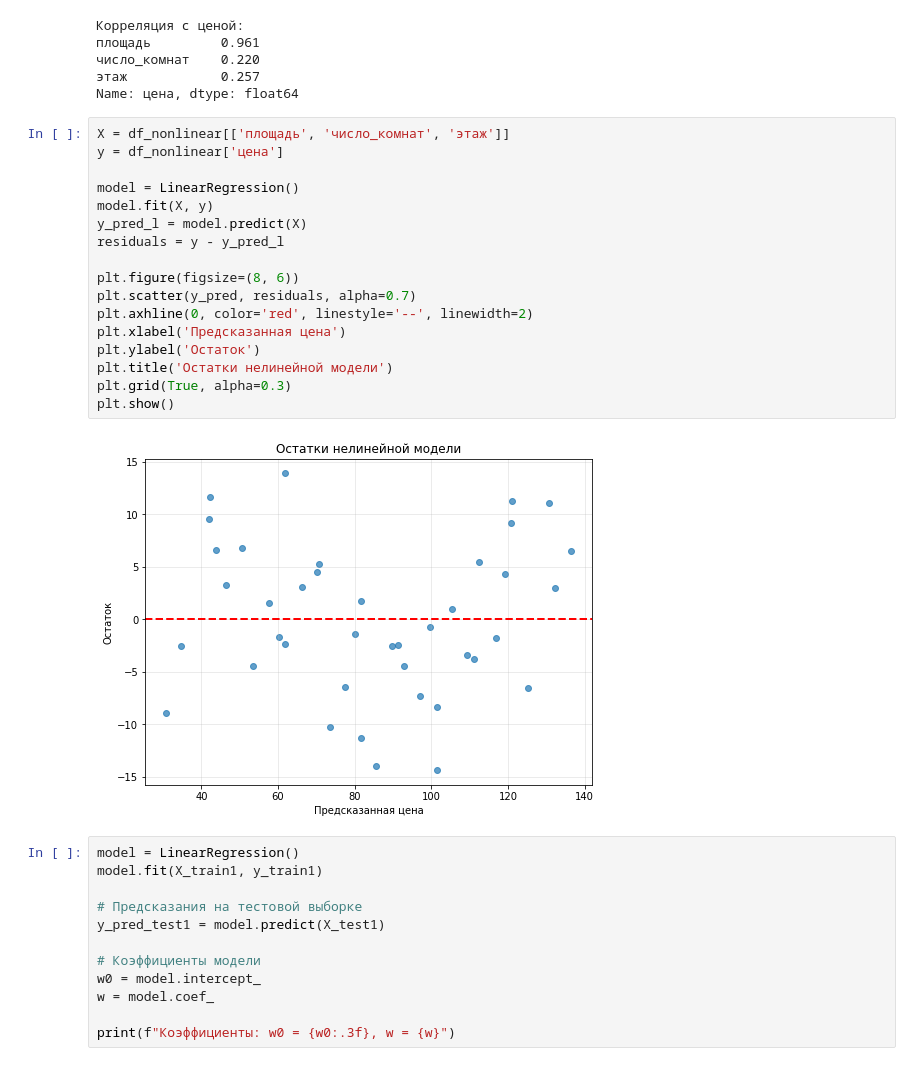
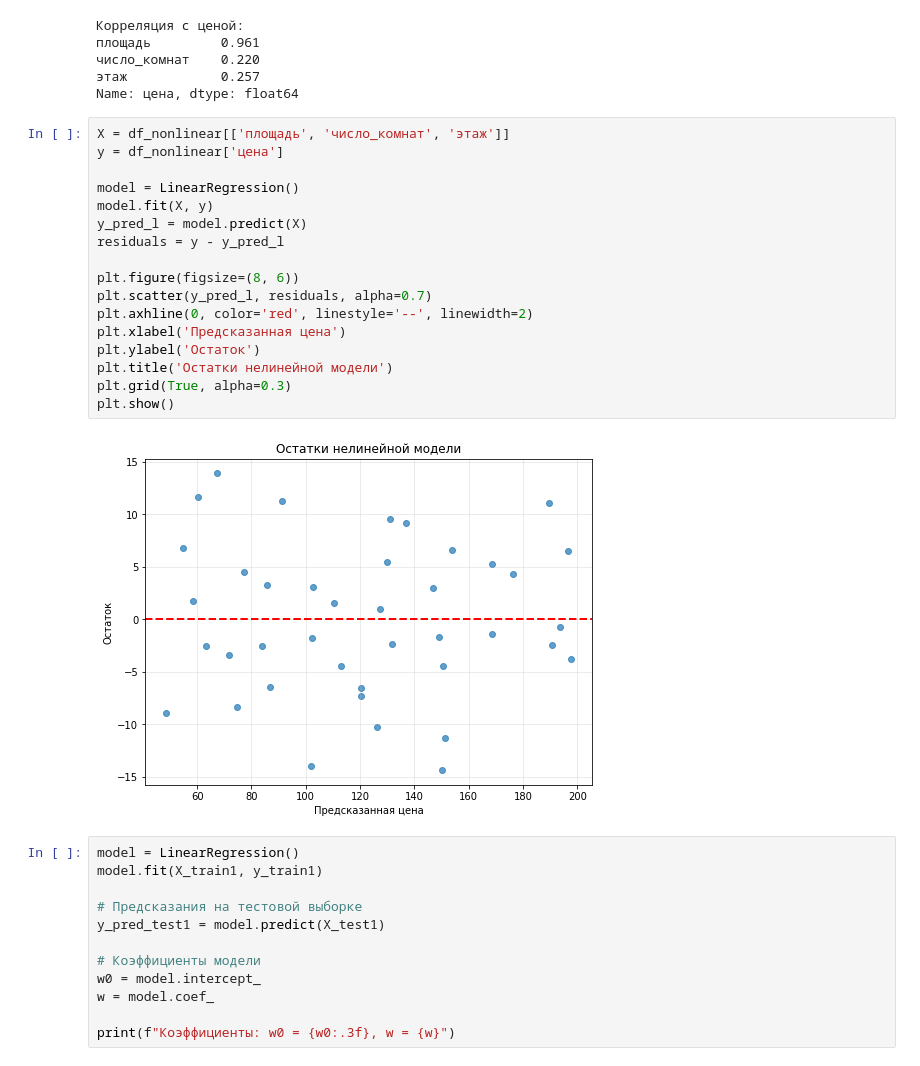
Before and after one commit to NataliYa0771/MY_INTEREST, a Jupyter notebook: Gradient Descent and Gradient Boosting on Linear and Nonlinear Data.ipynb, the cells around one changed output. Cells and saved outputs as stored; diff of their text form.

```diff
--- a/Gradient Descent and Gradient Boosting on Linear and Nonlinear Data.ipynb
+++ b/Gradient Descent and Gradient Boosting on Linear and Nonlinear Data.ipynb
@@ -979,22 +979,22 @@ Name: цена, dtype: float64
 # %%
 X = df_nonlinear[['площадь', 'число_комнат', 'этаж']]
 y = df_nonlinear['цена']
 
 model = LinearRegression()
 model.fit(X, y)
 y_pred_l = model.predict(X)
 residuals = y - y_pred_l
 
 plt.figure(figsize=(8, 6))
-plt.scatter(y_pred, residuals, alpha=0.7)
+plt.scatter(y_pred_l, residuals, alpha=0.7)
 plt.axhline(0, color='red', linestyle='--', linewidth=2)
 plt.xlabel('Предсказанная цена')
 plt.ylabel('Остаток')
 plt.title('Остатки нелинейной модели')
 plt.grid(True, alpha=0.3)
 plt.show()
 # %% [output]
-[figure, old version]
+[figure, new version]
 # %%
 model = LinearRegression()
 model.fit(X_train1, y_train1)
```
Also changed, not shown: parts of 4 cells of this notebook.
